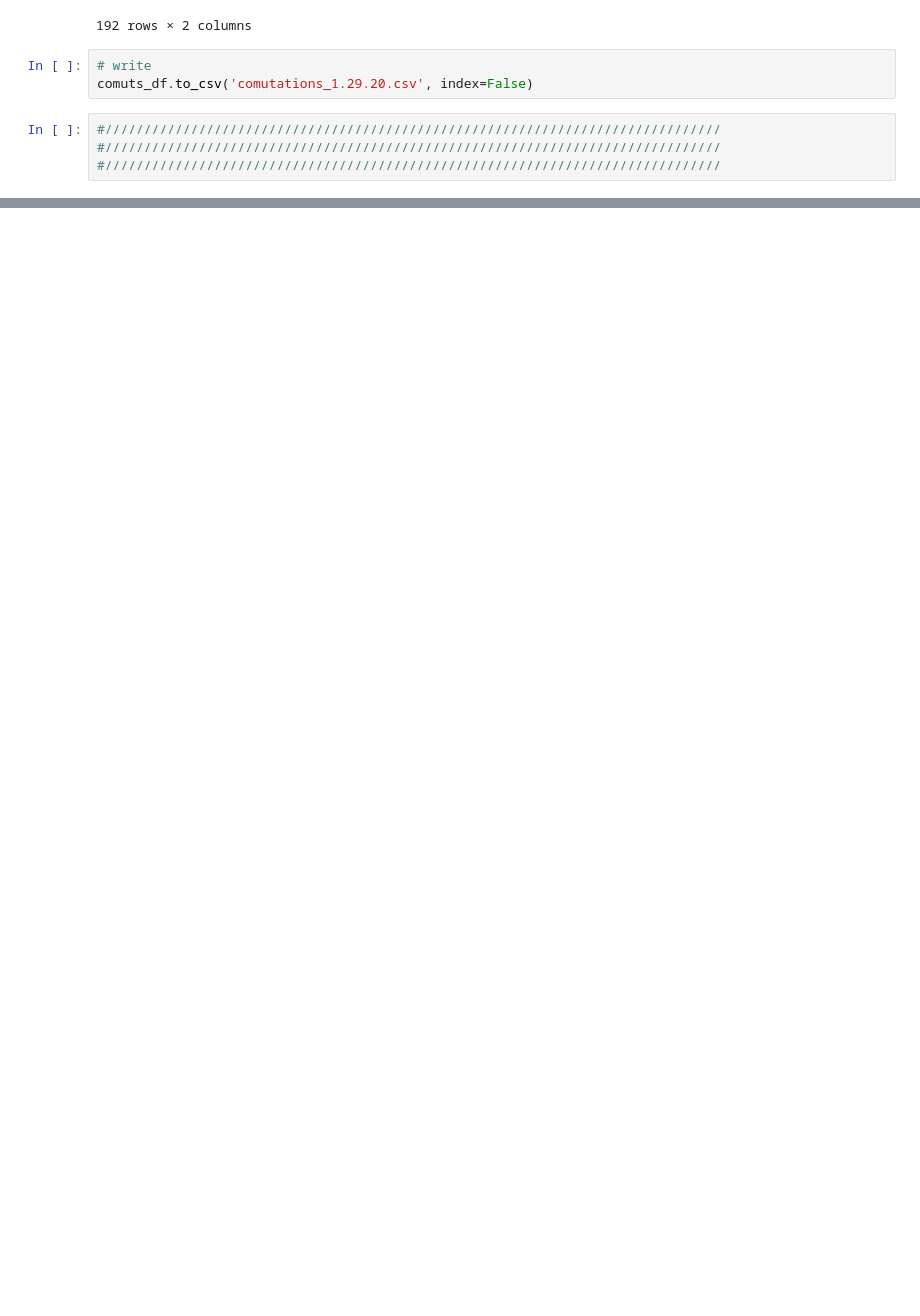
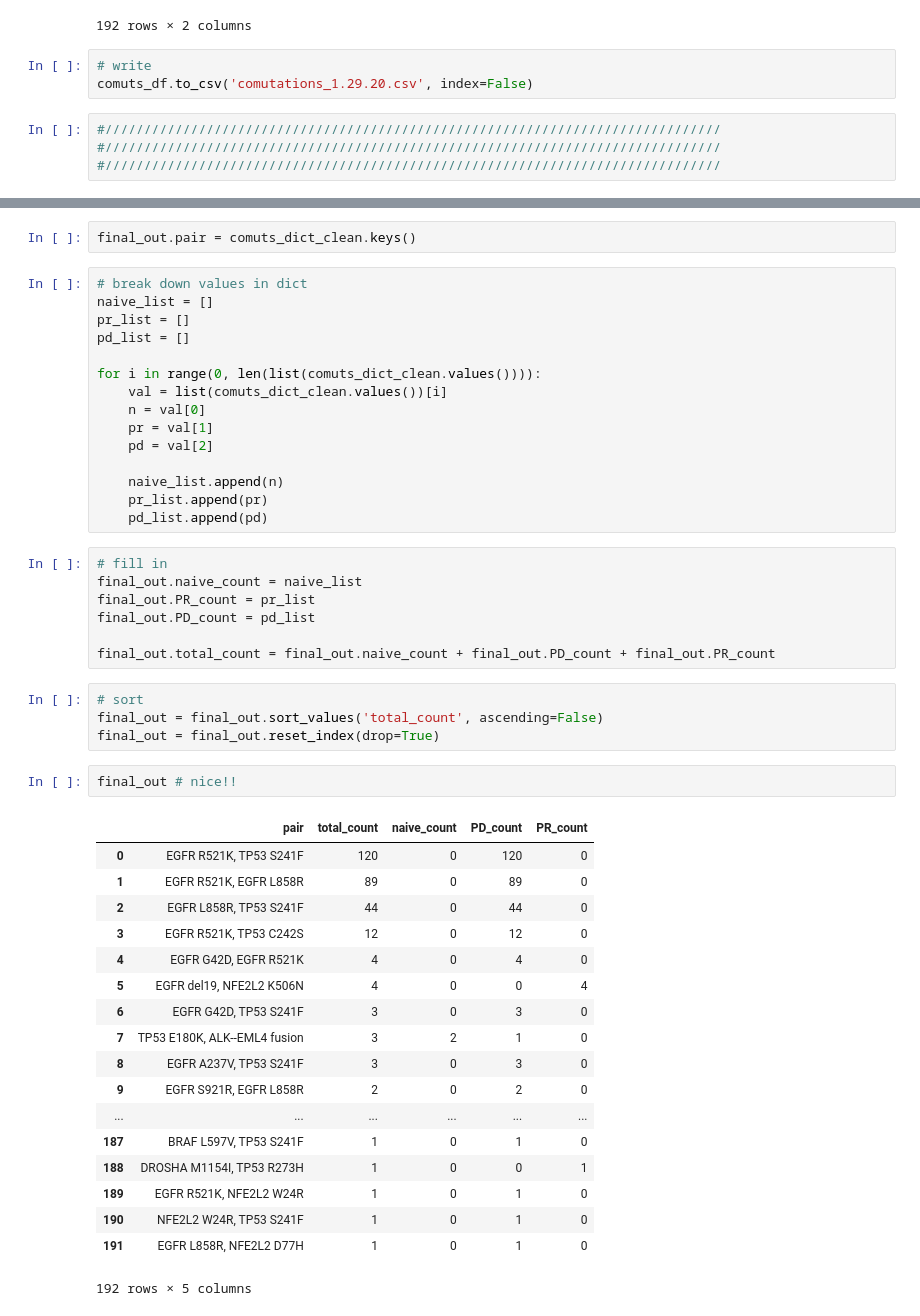
Before and after one commit to lincoln-harris/potLuck, a Jupyter notebook: co_mutation_pairs.ipynb, the cells around one changed output, grey strips where cells are left out. Drawn from its saved outputs; the diff is of its cells as text; blank space fills up the shorter version.

```diff
--- a/co_mutation_pairs.ipynb
+++ b/co_mutation_pairs.ipynb
@@ -299,0 +473,49 @@ comuts_df.to_csv('comutations_1.29.20.csv', index=False)
+# %%
+final_out.pair = comuts_dict_clean.keys()
+# %%
+# break down values in dict
+naive_list = []
+pr_list = []
+pd_list = []
+
+for i in range(0, len(list(comuts_dict_clean.values()))):
+    val = list(comuts_dict_clean.values())[i]
+    n = val[0]
+    pr = val[1]
+    pd = val[2]
+
+    naive_list.append(n)
+    pr_list.append(pr)
+    pd_list.append(pd)
+# %%
+# fill in
+final_out.naive_count = naive_list
+final_out.PR_count = pr_list
+final_out.PD_count = pd_list
+
+final_out.total_count = final_out.naive_count + final_out.PD_count + final_out.PR_count
+# %%
+# sort
+final_out = final_out.sort_values('total_count', ascending=False)
+final_out = final_out.reset_index(drop=True)
+# %%
+final_out # nice!!
+# %% [output]
+|  | pair | total_count | naive_count | PD_count | PR_count |
+| 0 | EGFR R521K, TP53 S241F | 120 | 0 | 120 | 0 |
+| 1 | EGFR R521K, EGFR L858R | 89 | 0 | 89 | 0 |
+| 2 | EGFR L858R, TP53 S241F | 44 | 0 | 44 | 0 |
+| 3 | EGFR R521K, TP53 C242S | 12 | 0 | 12 | 0 |
+| 4 | EGFR G42D, EGFR R521K | 4 | 0 | 4 | 0 |
+| 5 | EGFR del19, NFE2L2 K506N | 4 | 0 | 0 | 4 |
+| 6 | EGFR G42D, TP53 S241F | 3 | 0 | 3 | 0 |
+| 7 | TP53 E180K, ALK--EML4 fusion | 3 | 2 | 1 | 0 |
+| 8 | EGFR A237V, TP53 S241F | 3 | 0 | 3 | 0 |
+| 9 | EGFR S921R, EGFR L858R | 2 | 0 | 2 | 0 |
+| ... | ... | ... | ... | ... | ... |
+| 187 | BRAF L597V, TP53 S241F | 1 | 0 | 1 | 0 |
+| 188 | DROSHA M1154I, TP53 R273H | 1 | 0 | 0 | 1 |
+| 189 | EGFR R521K, NFE2L2 W24R | 1 | 0 | 1 | 0 |
+| 190 | NFE2L2 W24R, TP53 S241F | 1 | 0 | 1 | 0 |
+| 191 | EGFR L858R, NFE2L2 D77H | 1 | 0 | 1 | 0 |
+192 rows × 5 columns
```
Also changed, not shown: parts of 17 cells of this notebook.
